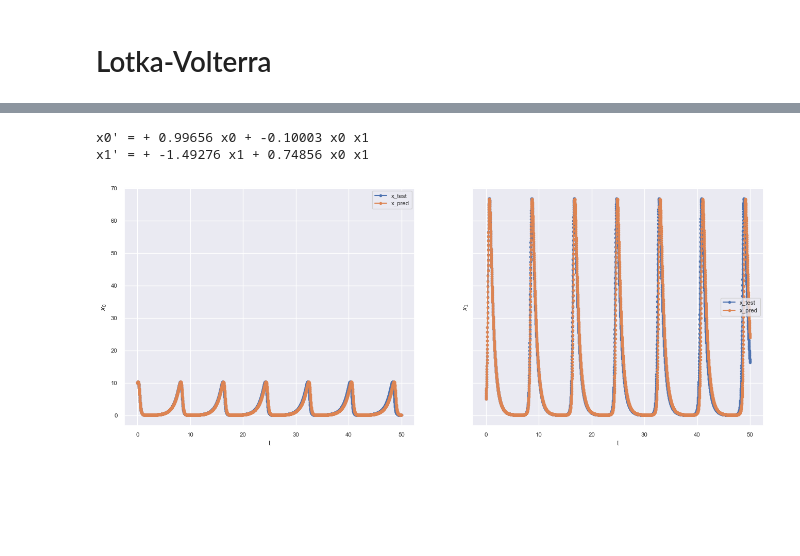
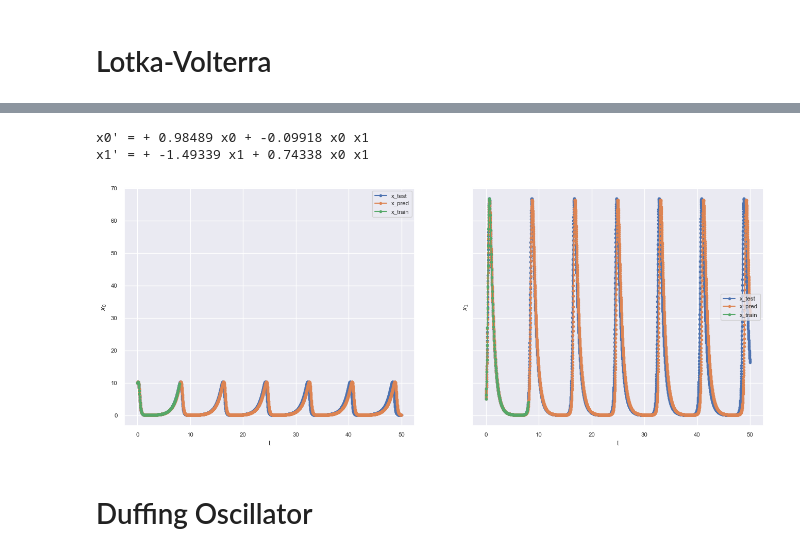
Before and after one commit to etrilling/MS-project, a Jupyter notebook: test04-t_span_vs_dt.ipynb, the cells around one changed output, grey strips where cells are left out. Saved outputs shown, nothing was run; the diff lists cells and outputs as text; code cells hidden in the pictures; blank space fills up the shorter version.

```diff
--- a/test04-t_span_vs_dt.ipynb
+++ b/test04-t_span_vs_dt.ipynb
@@ -17,7 +20,7 @@ lotka_volterra_rhs = generate_lotka_volterra_rhs(1, 0.1, 1.5, 0.75)
 true_coeffs = generate_lotka_volterra_true_coefficients(1, 0.1, 1.5, 0.75)
 
 dts = np.logspace(-2, 0, 11).tolist()
-t_spans = sorted([(0, 5*i) for i in range(1, 10 + 1)], reverse=True)
+t_spans = sorted([(0, 2*i) for i in range(1, 10 + 1)], reverse=True)
 
 t_span_test = (0, 50)
 
@@ -32,8 +35,10 @@ experiment_config = {
     # define parameters that can be lists
     'x0': (10, 5),
     'noise_level': 0.01,
-    't_eval_train': None, 'dt': dts, 't_span': t_spans, # we can use one of "t_eval_train" or ("dt" and "t_span")
+    't_eval_train': None, 'dt_train': dts, 't_span_train': t_spans,
     'threshold': 0.05,
+    'poly_order': 5,
+    'n_frequencies': 0,
     # define parameters that are used after the experiment
     'true_coeffs': true_coeffs
 }
@@ -64,6 +68,8 @@ columns are t_span. there are 10 columns.
 # %%
-display_single_result(experiment_config, results, 3, 2)
+display_single_result(experiment_config, results, 6, 3, keys_to_display=['x_test', 'x_pred', 'x_train'])
 # %% [output]
-x0' = + 0.99656 x0 + -0.10003 x0 x1
-x1' = + -1.49276 x1 + 0.74856 x0 x1
+x0' = + 0.98489 x0 + -0.09918 x0 x1
+x1' = + -1.49339 x1 + 0.74338 x0 x1
-[figure, old version]
+[figure, new version]
+# %% [markdown]
+# Duffing Oscillator
```
Also changed, not shown: parts of 6 cells of this notebook, 8 other files.
